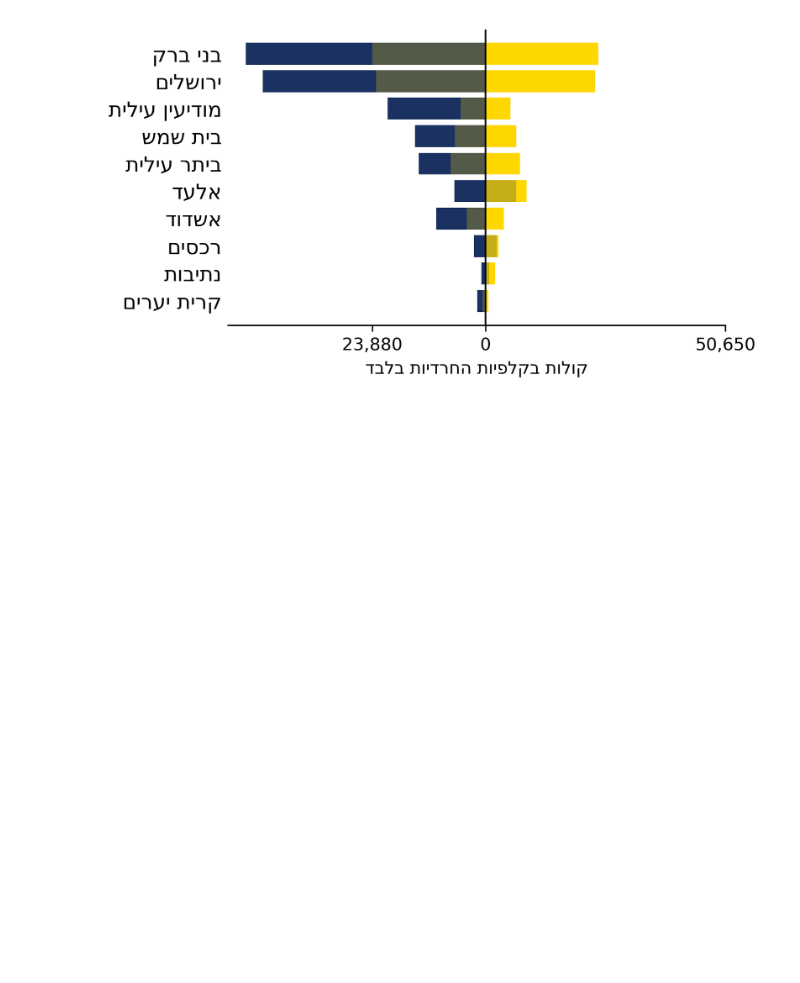
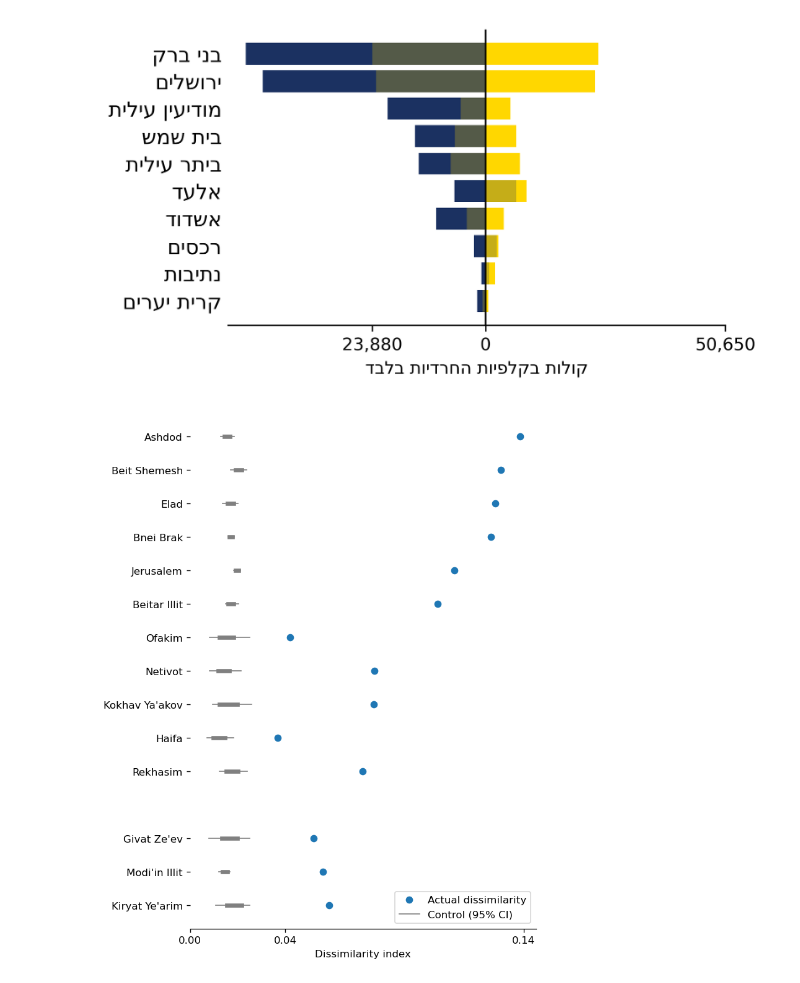
Before and after one commit to bgbg/segregation_paper, a Jupyter notebook: notebooks/presentation.ipynb, the cells around one changed output. Saved outputs shown, nothing was run; the diff lists cells and outputs as text; code cells hidden in the pictures; blank space fills up the shorter version.

```diff
--- a/notebooks/presentation.ipynb
+++ b/notebooks/presentation.ipynb
@@ -464,0 +341,6 @@ plot_turnout_cities(df_turnout_summary, turnout_label='75-100%', axis_title='ק
+# %%
+
+dct = da.main(knesset_numbers=list(range(19, 26)))
+df_data_boxes = dct['df_data_boxes']
+# %% [output]
+[figure, added]
```
Also changed, not shown: parts of 14 cells of this notebook, 1 other file.
